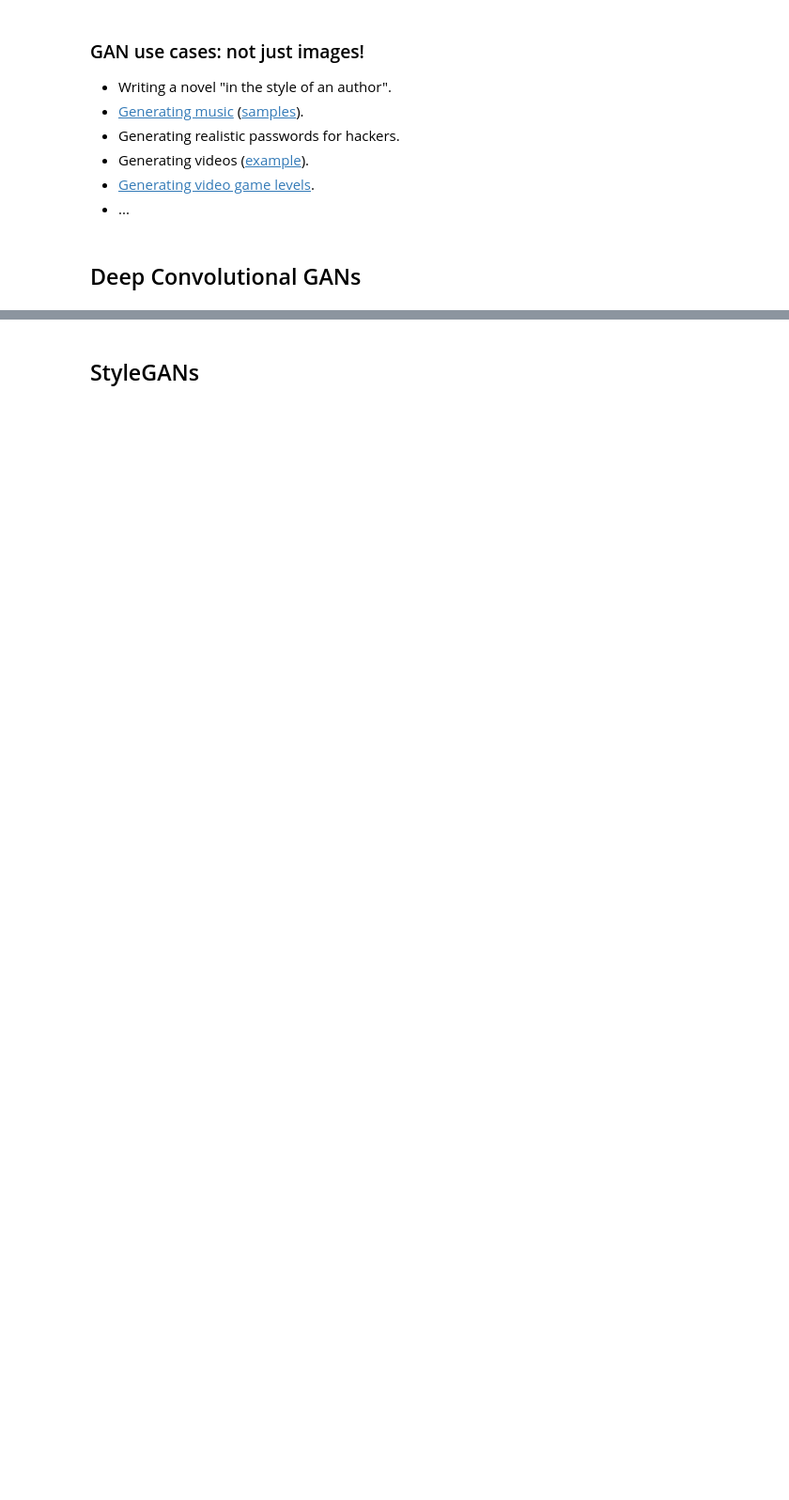
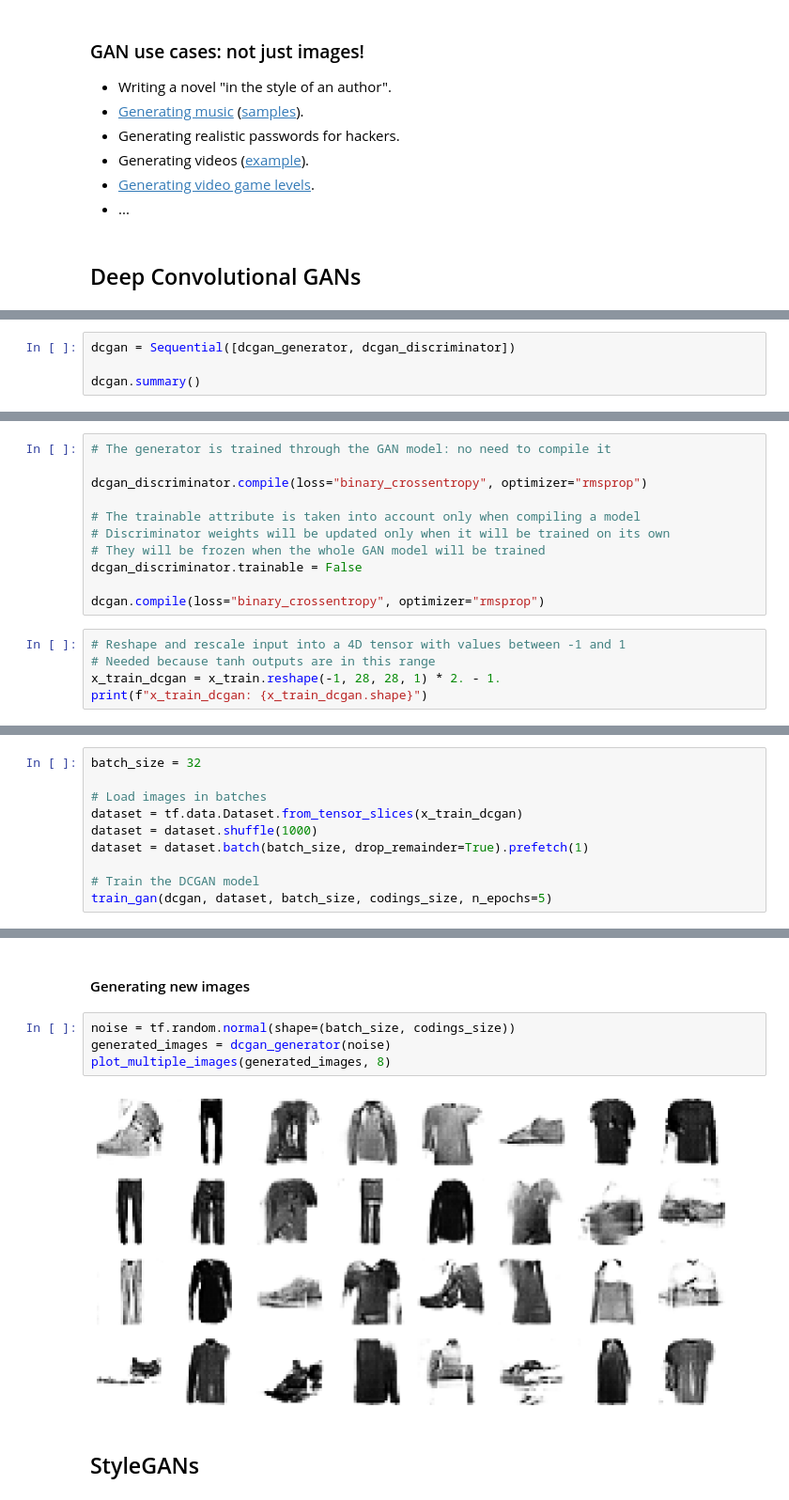
Before and after one commit to bpesquet/mlhandbook, a Jupyter notebook: algorithms/generative_adversarial_networks.ipynb, the cells around one changed output, grey strips where cells are left out. Shown at 94% size. Saved outputs shown, nothing was run; the diff lists cells and outputs as text; blank space fills up the shorter version.

Commit message:
Add DCGAN chapter

```diff
--- a/algorithms/generative_adversarial_networks.ipynb
+++ b/algorithms/generative_adversarial_networks.ipynb
@@ -226,0 +344,4 @@ This example trains a Deep Convolutional GAN on the MNIST dataset. Check it out
+# %%
+dcgan = Sequential([dcgan_generator, dcgan_discriminator])
+
+dcgan.summary()
@@ -226,0 +363,16 @@ This example trains a Deep Convolutional GAN on the MNIST dataset. Check it out
+# %%
+# The generator is trained through the GAN model: no need to compile it
+
+dcgan_discriminator.compile(loss="binary_crossentropy", optimizer="rmsprop")
+
+# The trainable attribute is taken into account only when compiling a model
+# Discriminator weights will be updated only when it will be trained on its own
+# They will be frozen when the whole GAN model will be trained
+dcgan_discriminator.trainable = False
+
+dcgan.compile(loss="binary_crossentropy", optimizer="rmsprop")
+# %%
+# Reshape and rescale input into a 4D tensor with values between -1 and 1
+# Needed because tanh outputs are in this range
+x_train_dcgan = x_train.reshape(-1, 28, 28, 1) * 2. - 1.
+print(f"x_train_dcgan: {x_train_dcgan.shape}")
@@ -226,0 +381,10 @@ This example trains a Deep Convolutional GAN on the MNIST dataset. Check it out
+# %%
+batch_size = 32
+
+# Load images in batches
+dataset = tf.data.Dataset.from_tensor_slices(x_train_dcgan)
+dataset = dataset.shuffle(1000)
+dataset = dataset.batch(batch_size, drop_remainder=True).prefetch(1)
+
+# Train the DCGAN model
+train_gan(dcgan, dataset, batch_size, codings_size, n_epochs=5)
@@ -227,2 +398,10 @@ This example trains a Deep Convolutional GAN on the MNIST dataset. Check it out
+# %% [markdown]
+#### Generating new images
+# %%
+noise = tf.random.normal(shape=(batch_size, codings_size))
+generated_images = dcgan_generator(noise)
+plot_multiple_images(generated_images, 8)
+# %% [output]
+[figure, added]
 # %% [markdown]
 ## StyleGANs
```
Also changed, not shown: parts of 24 cells of this notebook, 1 other file.
